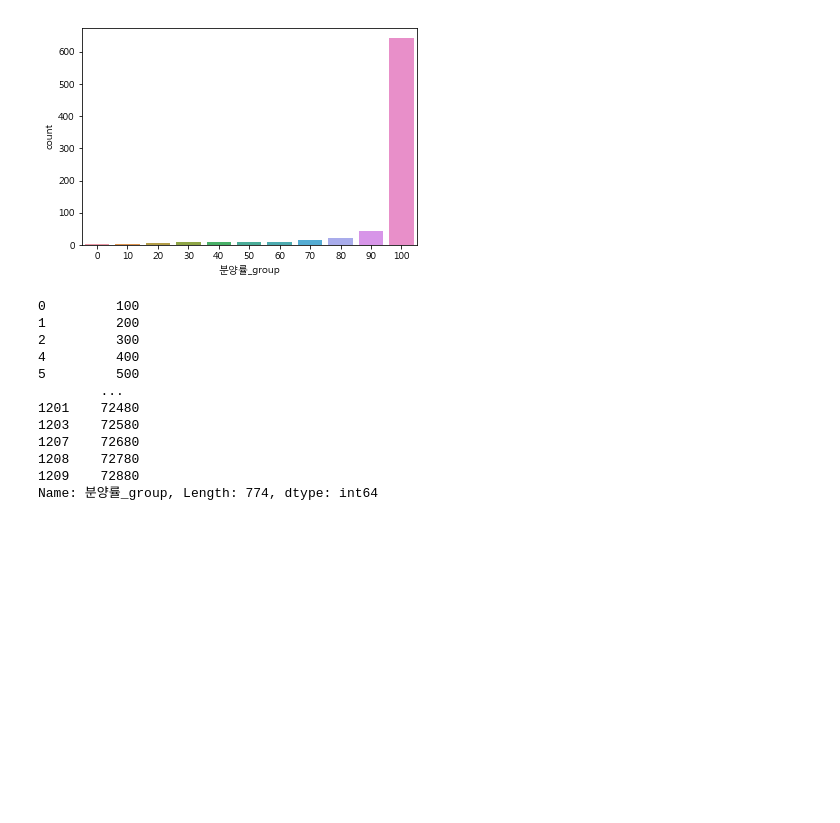
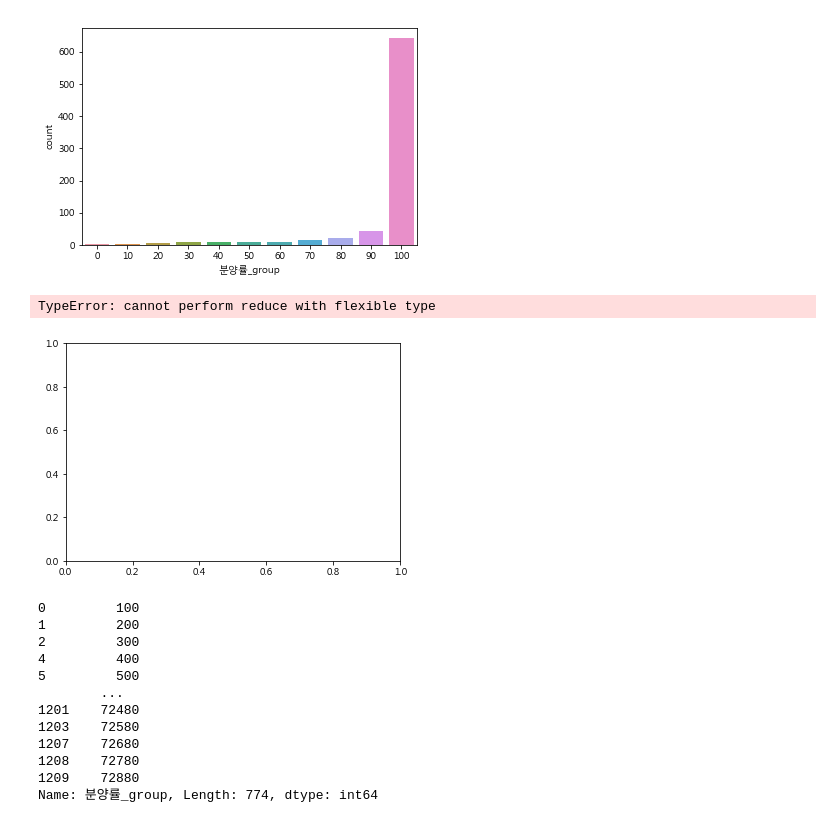
Before and after one commit to gloryle/ARTISTS, a Jupyter notebook: 1128_jy_제조업체수-교통사고=음주운전.ipynb, the cells around one changed output. Saved outputs shown, nothing was run; the diff lists cells and outputs as text; code cells hidden in the pictures; blank space fills up the shorter version.

```diff
--- a/1128_jy_제조업체수-교통사고=음주운전.ipynb
+++ b/1128_jy_제조업체수-교통사고=음주운전.ipynb
@@ -53,6 +53,11 @@ sns.countplot(x='분양률_group', data=전국산업단지)
 # %% [output]
 <matplotlib.axes._subplots.AxesSubplot at 0x...>
 [figure]
+# %%
+sns.distplot('분양률')
+# %% [output]
+TypeError: cannot perform reduce with flexible type
+[figure, added]
 # %%
 전국산업단지.분양률_group.cumsum()
 # %% [output]
```
